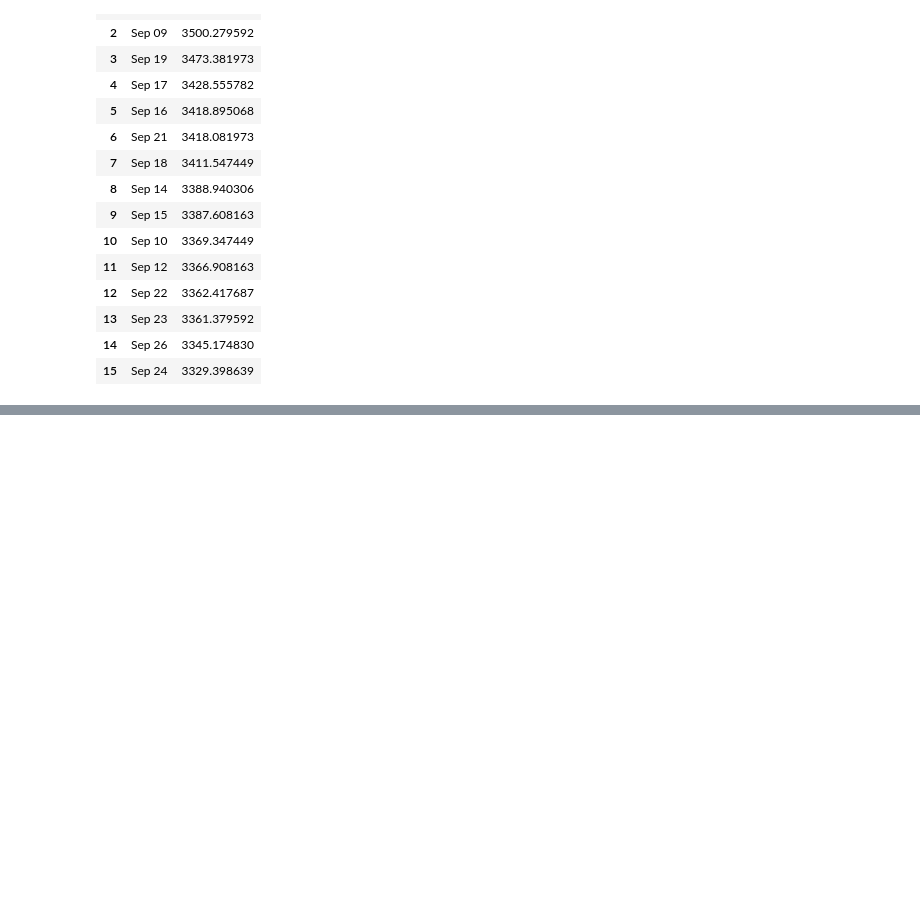
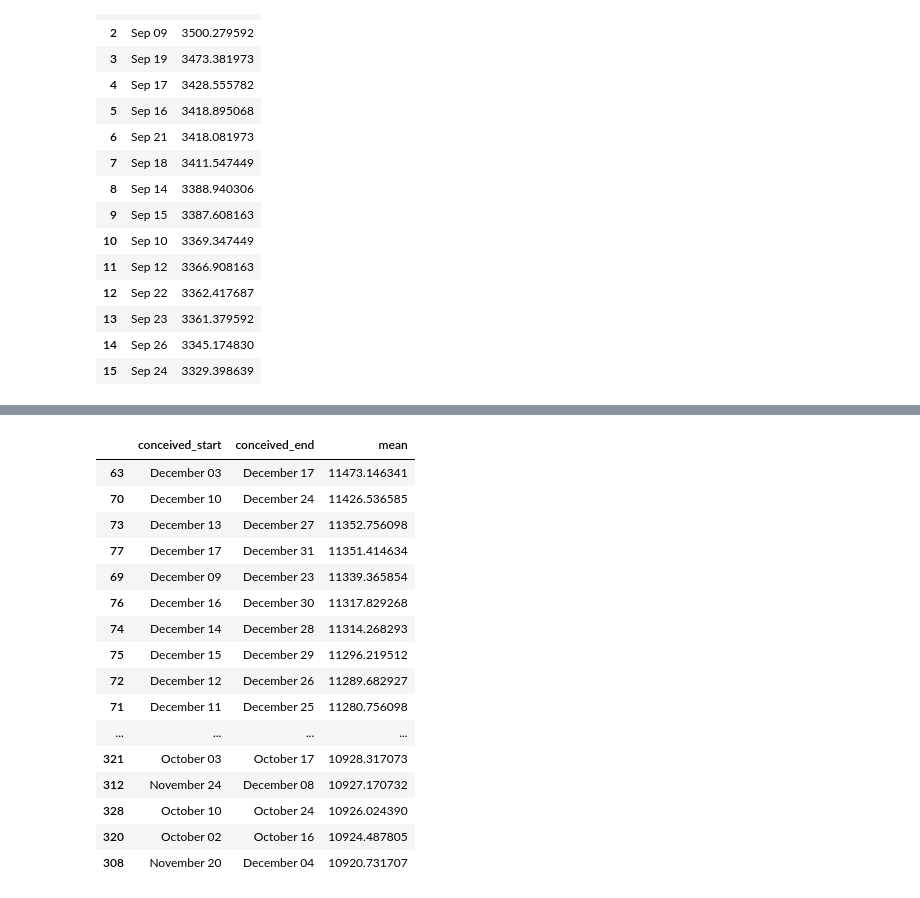
Before and after one commit to taidnguyen/us-birthdays, a Jupyter notebook: main.ipynb, the cells around one changed output, grey strips where cells are left out. Drawn from its saved outputs; the diff is of its cells as text; code cells hidden in the pictures; blank space fills up the shorter version.

```diff
--- a/main.ipynb
+++ b/main.ipynb
@@ -242,0 +232,5 @@ results_df =. results_df[7:].sort_values(by='date')
+# %%
+# Get conceived dates
+birth_df['conceived_start'] = birth_df['date'] - datetime.timedelta(days=280) #40 weeks
+birth_df['conceived_end'] = birth_df['date'] - datetime.timedelta(days=266) #38 weeks
+birth_df.head()
@@ -242,0 +244,25 @@ results_df =. results_df[7:].sort_values(by='date')
+# %%
+birth_df['conceived_start'] = birth_df['conceived_start'].dt.strftime('%B %d')
+birth_df['conceived_end'] = birth_df['conceived_end'].dt.strftime('%B %d')
+
+data = birth_df.groupby(['conceived_start', 'conceived_end'])['births'].mean().reset_index(name='mean')
+# %%
+data.sort_values('mean', ascending=False)[:59]
+# %% [output]
+|  | conceived_start | conceived_end | mean |
+| 63 | December 03 | December 17 | 11473.146341 |
+| 70 | December 10 | December 24 | 11426.536585 |
+| 73 | December 13 | December 27 | 11352.756098 |
+| 77 | December 17 | December 31 | 11351.414634 |
+| 69 | December 09 | December 23 | 11339.365854 |
+| 76 | December 16 | December 30 | 11317.829268 |
+| 74 | December 14 | December 28 | 11314.268293 |
+| 75 | December 15 | December 29 | 11296.219512 |
+| 72 | December 12 | December 26 | 11289.682927 |
+| 71 | December 11 | December 25 | 11280.756098 |
+| ... | ... | ... | ... |
+| 321 | October 03 | October 17 | 10928.317073 |
+| 312 | November 24 | December 08 | 10927.170732 |
+| 328 | October 10 | October 24 | 10926.024390 |
+| 320 | October 02 | October 16 | 10924.487805 |
+| 308 | November 20 | December 04 | 10920.731707 |
```
Also changed, not shown: parts of 7 cells of this notebook.
